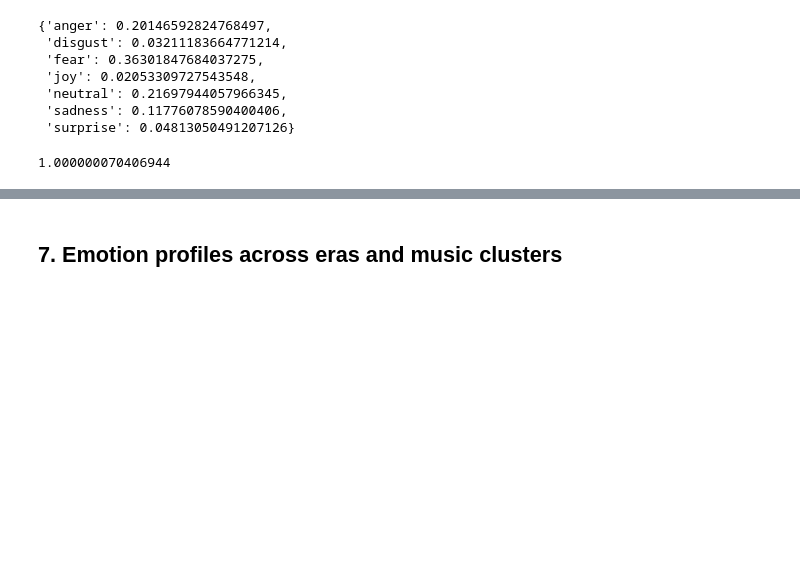
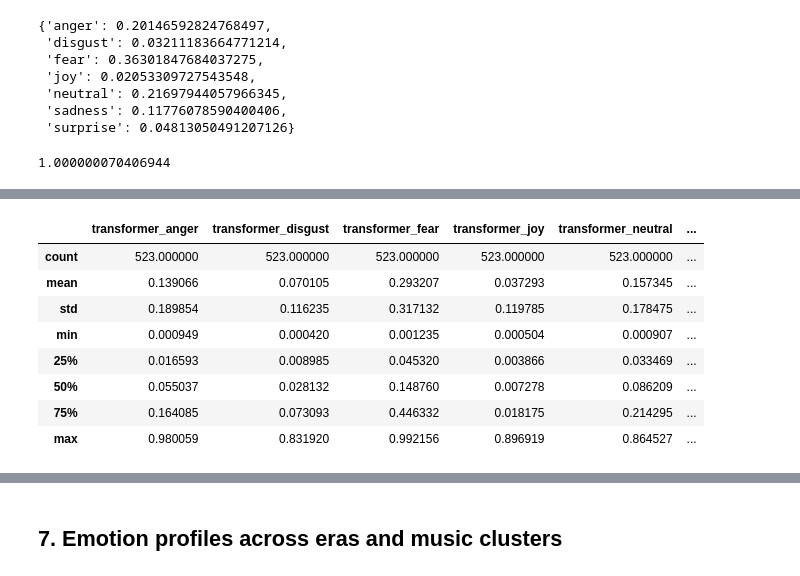
Before and after one commit to fredzell/music-mood-profiler, a Jupyter notebook: notebooks/10_sentiment_and_emotion_transformer_analysis.ipynb, the cells around one changed output, grey strips where cells are left out. Drawn from its saved outputs; the diff is of its cells as text; code cells hidden in the pictures; blank space fills up the shorter version.

```diff
--- a/notebooks/10_sentiment_and_emotion_transformer_analysis.ipynb
+++ b/notebooks/10_sentiment_and_emotion_transformer_analysis.ipynb
@@ -428,0 +431,4 @@ sum(pennywise_profile.values())
+# %%
+def predict_full_track(chunks):
+    chunk_results = predict_track_emotions(chunks)
+    return aggregate_track_emotions(chunk_results)
@@ -428,0 +451,2 @@ sum(pennywise_profile.values())
+# %%
+lyrics_df["transformer_emotions"] = lyrics_df["lyrics_chunks"].progress_apply(predict_full_track)
@@ -428,0 +511,22 @@ sum(pennywise_profile.values())
+# %%
+transformer_columns = [
+    "transformer_anger",
+    "transformer_disgust",
+    "transformer_fear",
+    "transformer_joy",
+    "transformer_neutral",
+    "transformer_sadness",
+    "transformer_surprise"
+]
+
+lyrics_df[transformer_columns].describe()
+# %% [output]
+|  | transformer_anger | transformer_disgust | transformer_fear | transformer_joy | transformer_neutral | ... |
+| count | 523.000000 | 523.000000 | 523.000000 | 523.000000 | 523.000000 | ... |
+| mean | 0.139066 | 0.070105 | 0.293207 | 0.037293 | 0.157345 | ... |
+| std | 0.189854 | 0.116235 | 0.317132 | 0.119785 | 0.178475 | ... |
+| min | 0.000949 | 0.000420 | 0.001235 | 0.000504 | 0.000907 | ... |
+| 25% | 0.016593 | 0.008985 | 0.045320 | 0.003866 | 0.033469 | ... |
+| 50% | 0.055037 | 0.028132 | 0.148760 | 0.007278 | 0.086209 | ... |
+| 75% | 0.164085 | 0.073093 | 0.446332 | 0.018175 | 0.214295 | ... |
+| max | 0.980059 | 0.831920 | 0.992156 | 0.896919 | 0.864527 | ... |
```
Also changed, not shown: parts of 22 cells of this notebook.
